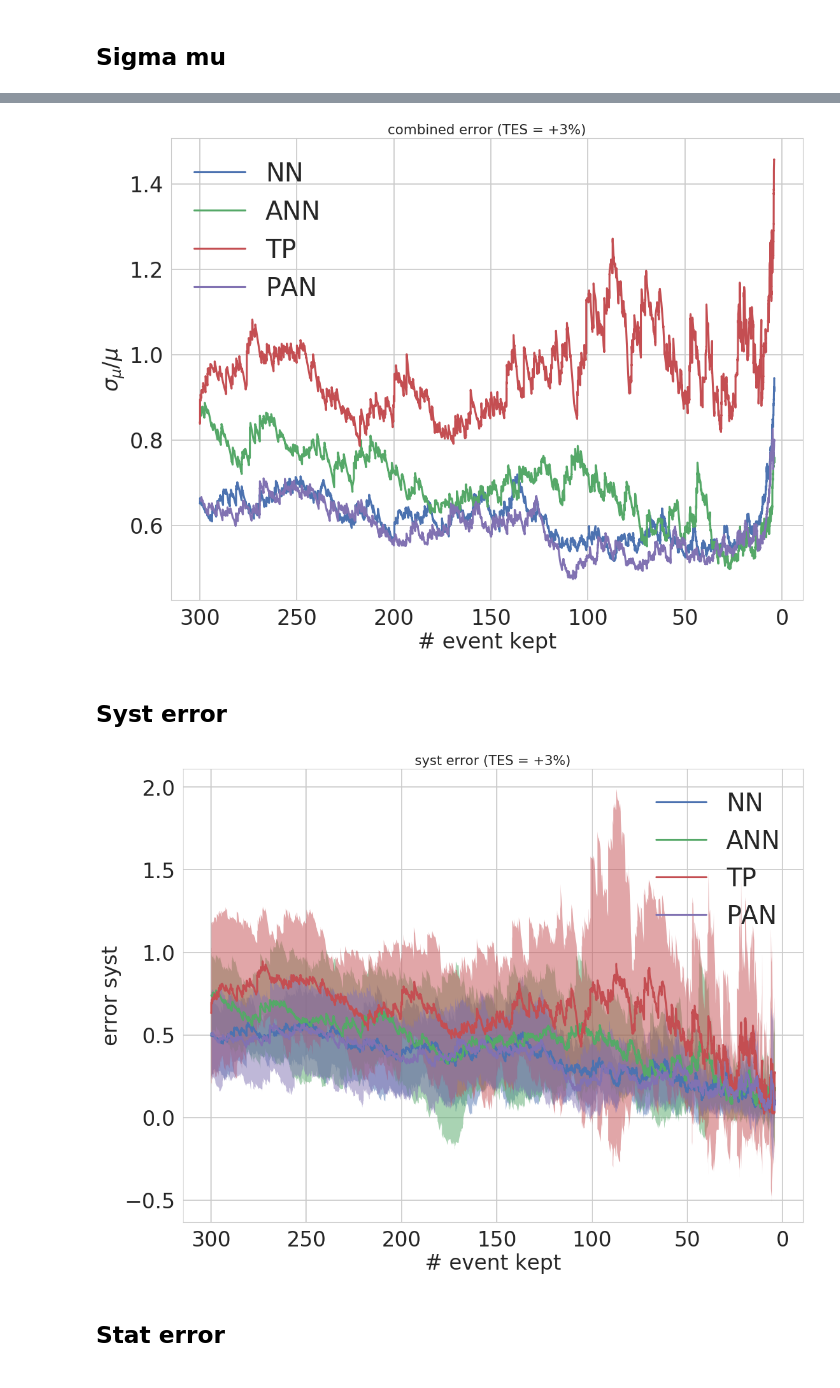
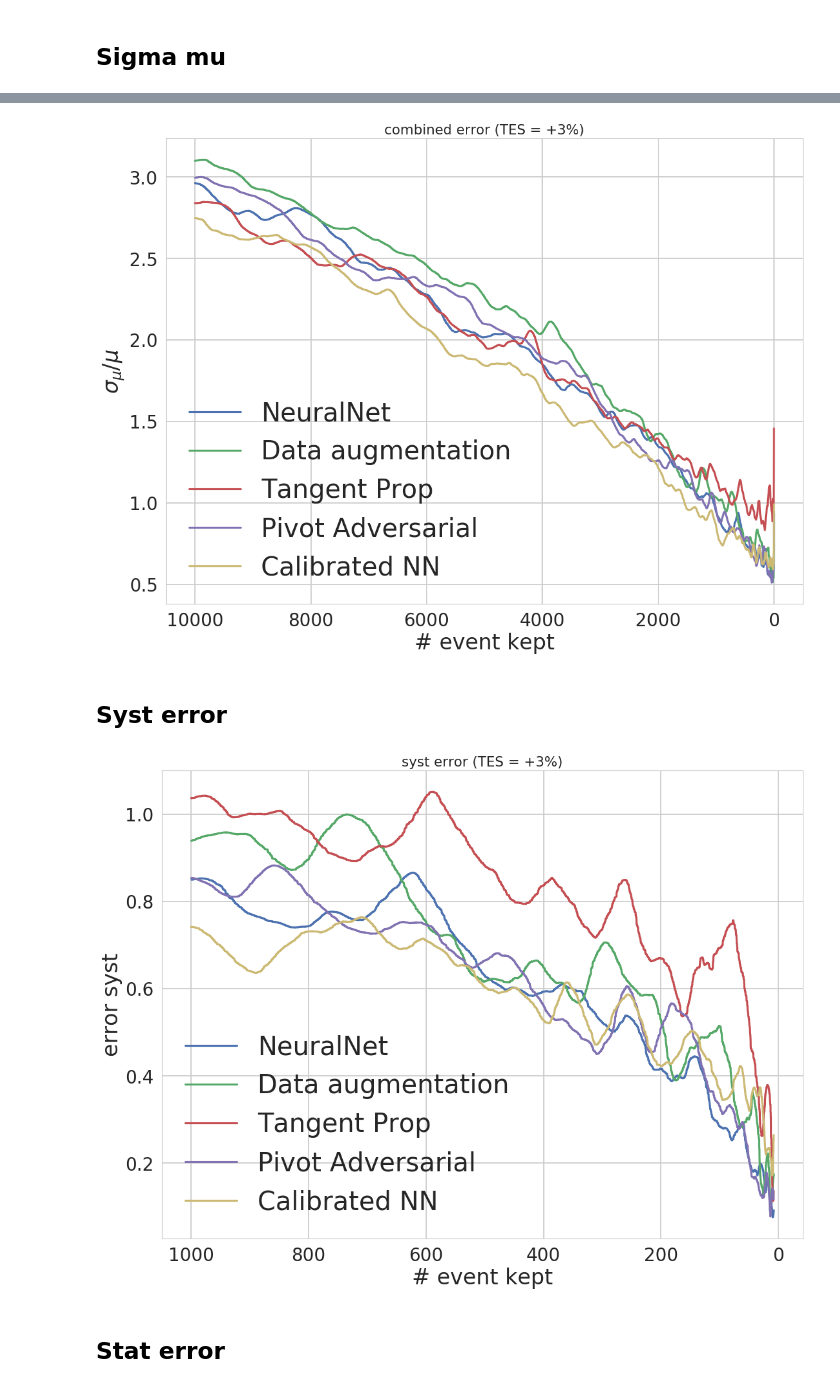
Before and after one commit to victor-estrade/SystMLXP, a Jupyter notebook: HIGGS-GEANT_Plots.ipynb, the cells around one changed output, grey strips where cells are left out. Cells and saved outputs as stored; diff of their text form; code cells hidden in the pictures.

```diff
--- a/HIGGS-GEANT_Plots.ipynb
+++ b/HIGGS-GEANT_Plots.ipynb
@@ -26,8 +26,8 @@ mpl.rcParams['savefig.dpi'] = 100
 
 mpl.rcParams['font.size'] = 30
 mpl.rcParams['axes.labelsize'] = 30
-mpl.rcParams['ytick.labelsize'] = 30
-mpl.rcParams['xtick.labelsize'] = 30
+mpl.rcParams['ytick.labelsize'] = 25
+mpl.rcParams['xtick.labelsize'] = 25
 mpl.rcParams['legend.fontsize'] = 'large'
 mpl.rcParams['figure.titlesize'] = 'medium'
 # %% [markdown]
@@ -138,0 +174,4 @@ NN_mean, NN_std = get_mean_std_xp( NN_xp )
+# %%
+CalNN_models = load_models(CalibratedNeuralNetModel, n_steps=10000, batch_size=1024, cuda=True)
+CalNN_xp = test_submission(data, CalNN_models, all_sysTES=z_list)
+CalNN_mean, CalNN_std = get_mean_std_xp( CalNN_xp )
@@ -285,9 +339,17 @@ def tes_to_str(TES):
 CHOSEN_TES = 1.03
 # %%
 
-means = [NN_mean, ANN_mean, TP_mean, PAN_mean]
-stds = [NN_std, ANN_std, TP_std, PAN_std]
-names = ['NN', 'ANN', 'TP', 'PAN']
+# means = [NN_mean, ANN_mean, TP_mean, PAN_mean, GB_mean]
+# stds = [NN_std, ANN_std, TP_std, PAN_std, GB_std]
+# names = ['NeuralNet', 'Data augmentation', 'Tangent Prop', 'Pivot Adversarial', 'GradientBoost']
+
+# means = [NN_mean, ANN_mean, TP_mean, PAN_mean]
+# stds = [NN_std, ANN_std, TP_std, PAN_std]
+# names = ['NeuralNet', 'Data augmentation', 'Tangent Prop', 'Pivot Adversarial',]
+
+means = [NN_mean, ANN_mean, TP_mean, PAN_mean, CalNN_mean]
+stds = [NN_std, ANN_std, TP_std, PAN_std, CalNN_std]
+names = ['NeuralNet', 'Data augmentation', 'Tangent Prop', 'Pivot Adversarial', 'Calibrated NN']
 
 # means = [NN_mean, ANN_mean, TP_mean]
 # stds = [NN_std, ANN_std, TP_std]
@@ -377,12 +502,15 @@ plt.show()
 # %%
-START = 300
+START = 10000
 STOP = 4
+# START = 300
+# STOP = 4
 
 for xp_mean, xp_std, name in zip(means, stds, names):
 
 
     xx = xp_mean[CHOSEN_TES]['TP'] + xp_mean[CHOSEN_TES]['FP']
     index = xx.loc[ (xx < START) & (xx > STOP)].index
+#     index = xx.loc[ (xx > STOP)].index
 #     xx = (xx / xx[0]) * 100  # Percentage
     xx = xx[index]
 
@@ -390,8 +518,8 @@ for xp_mean, xp_std, name in zip(means, stds, names):
     std = xp_std[CHOSEN_TES]['sigma_mu'][index]
 
     # Smoothing
-#     mean = savitzky_golay(mean.values, 1001, 3)
-#     std = savitzky_golay(std.values, 1001, 3)
+    mean = savitzky_golay(mean.values, 1001, 3)
+    std = savitzky_golay(std.values, 1001, 3)
 
     plt.plot(xx, mean, label=name)
 #     plt.fill_between(xx, mean+std, mean-std, alpha=0.5)
@@ -404,38 +532,41 @@ plt.xlabel('# event kept')
 plt.ylabel('$\sigma_\mu/\mu$')
 plt.show()
 # %% [output]
-[figure, old version]
+[figure, new version]
 # %% [markdown]
 ## Syst error
 # %%
-START = 300
-STOP = 4
+START = 1000
+STOP = 8
+# START = 300
+# STOP = 4
 
 for xp_mean, xp_std, name in zip(means, stds, names):
 
     xx = xp_mean[CHOSEN_TES]['TP'] + xp_mean[CHOSEN_TES]['FP']
     index = xx.loc[ (xx < START) & (xx > STOP)].index
+#     index = xx.loc[ (xx > STOP)].index
     #xx = (1 - xx / xx[0]) * 100  # Percentage
     xx = xx[index]
 
     mean = xp_mean[CHOSEN_TES]['error_syst'][index]
     std = xp_std[CHOSEN_TES]['error_syst'][index]
 
     # Smoothing
-#     mean = savitzky_golay(mean.values, 1001, 3)
-#     std = savitzky_golay(std.values, 1001, 3)
+    mean = savitzky_golay(mean.values, 1001, 3)
+    std = savitzky_golay(std.values, 1001, 3)
 
     plt.plot(xx, mean, label=name)
-    plt.fill_between(xx, mean+std, mean-std, alpha=0.5)
+#     plt.fill_between(xx, mean+std, mean-std, alpha=0.5)
     plt.title('syst error (TES = {})'.format(tes_to_str(CHOSEN_TES)))
 
 plt.gca().invert_xaxis()
 plt.legend()
 plt.xlabel('# event kept')
 plt.ylabel('error syst')
 plt.show()
 # %% [output]
-[figure, old version]
+[figure, new version]
 # %% [markdown]
 ## Stat error
 # %%
```
Also changed, not shown: parts of 18 cells of this notebook, 11 other files.
